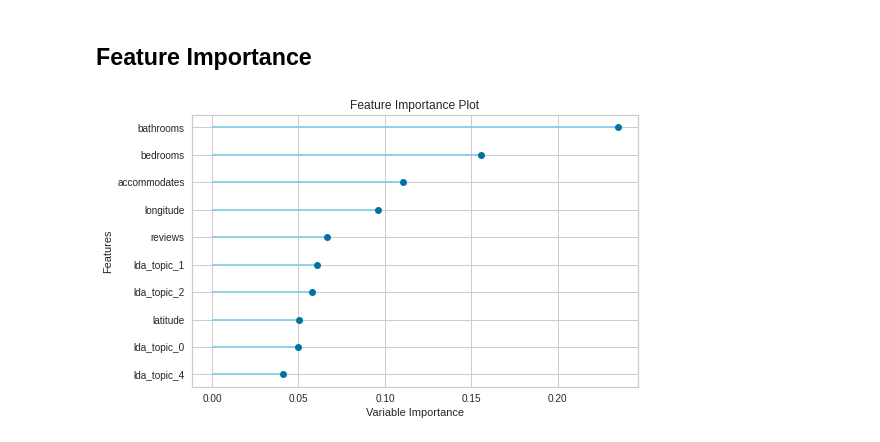
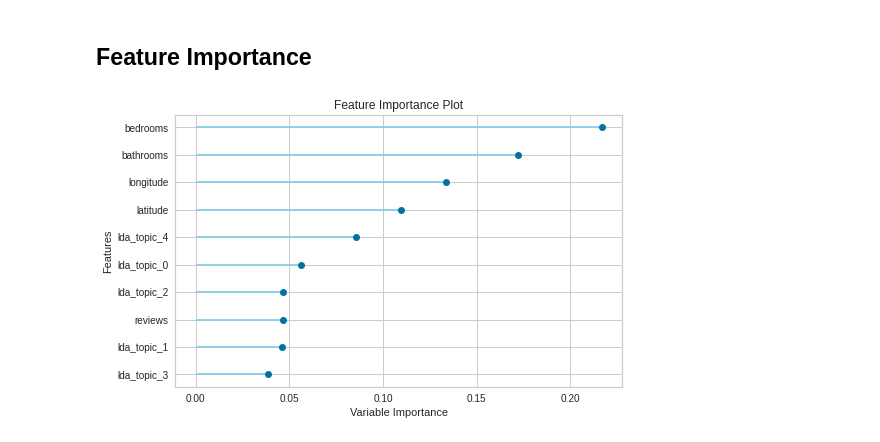
Before and after one commit to swilsonmfc/nlp, a Jupyter notebook: NLPTopicModel.ipynb, the cells around one changed output. Cells and saved outputs as stored; diff of their text form; code cells hidden in the pictures.

```diff
--- a/NLPTopicModel.ipynb
+++ b/NLPTopicModel.ipynb
@@ -802,9 +860,9 @@ plot_model(tuned_rf, plot='error')
 # %% [markdown]
 ## Feature Importance
 # %%
-plot_model(tuned_rf, plot='feature')
+plot_model(rf, plot='feature')
 # %% [output]
-[figure, old version]
+[figure, new version]
 # %%
 predict_model(rf)
 # %% [output]
```
Also changed, not shown: parts of 24 cells of this notebook.
